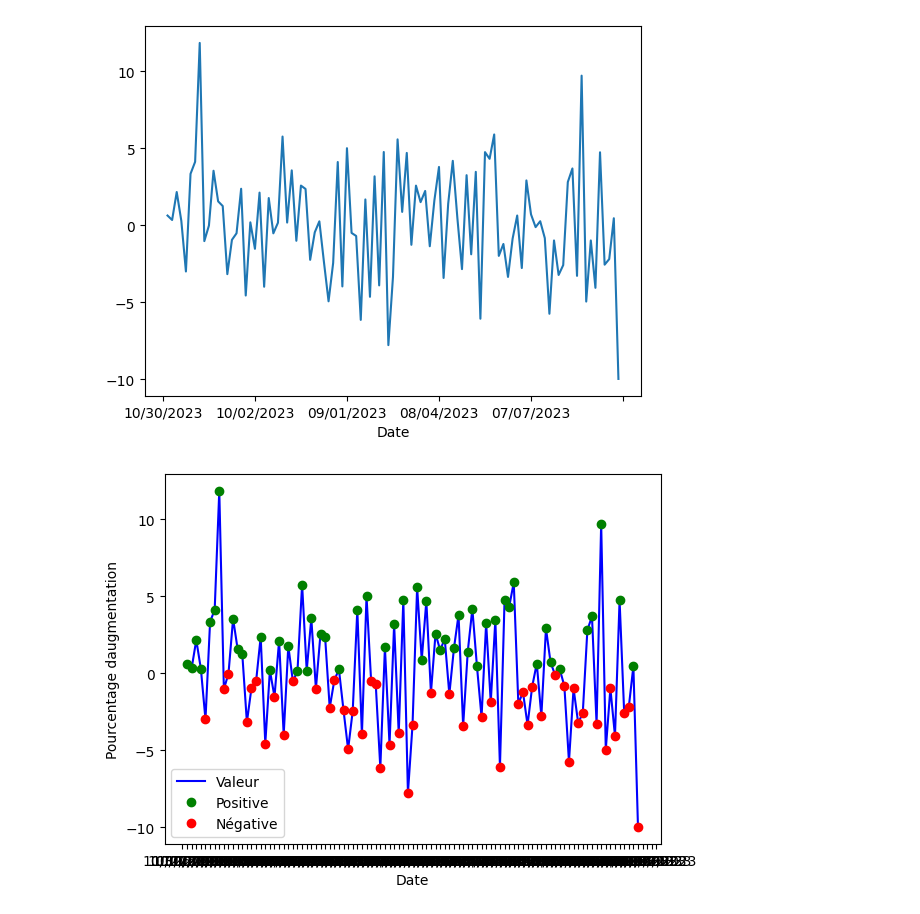
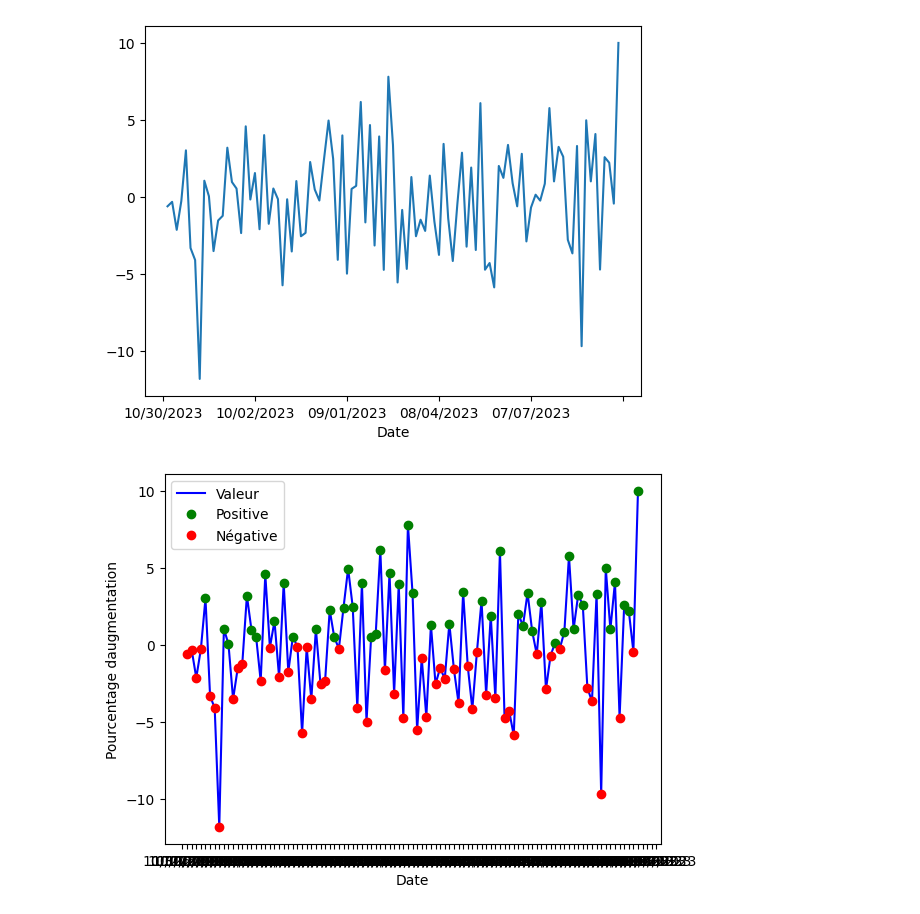
Before and after one commit to MaximeClerge/Hackathon-31-10-2023, a Jupyter notebook: percent-journalier.ipynb, the cells around one changed output. Drawn from its saved outputs; the diff is of its cells as text; code cells hidden in the pictures.

```diff
--- a/percent-journalier.ipynb
+++ b/percent-journalier.ipynb
@@ -1,21 +1,21 @@
 # %%
 import pandas as pd
 import numpy as np
 import matplotlib.pyplot as plt
 
 df = pd.read_csv('HistoricalData_1698759211717.csv', index_col='Date')
 #df['Date'] = df['Date'].to_datetime
-
+#df['Date']=pd.to_datetime(df['Date'])
 for c in ['Close/Last', 'Open', 'High', 'Low'] :
 #    df[c] = df[c].str[1:].astype(float)
     df[c] = df[c].str.replace('$', '').astype(float)
 
-df['Open'] = (df['Open'].pct_change()*100)
+df['Open'] = (-df['Open'].pct_change()*100)
 
 df['Open'].head(100).plot()
 df['Open']=df['Open'].head(100)
 # %% [output]
-[figure, old version]
+[figure, new version]
 # %%
 plt.plot(df['Open'], color='blue', label='Valeur')
 
@@ -35,4 +35,4 @@ plt.legend()
 
 plt.show()
 # %% [output]
-[figure, old version]
+[figure, new version]
```
Also changed, not shown: parts of 1 cell of this notebook.
